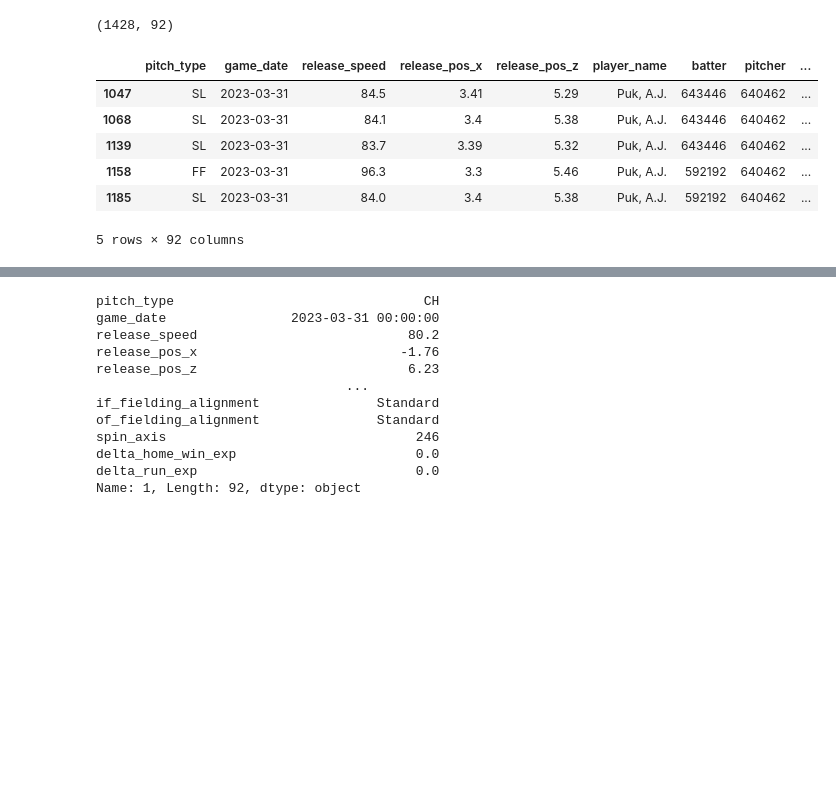
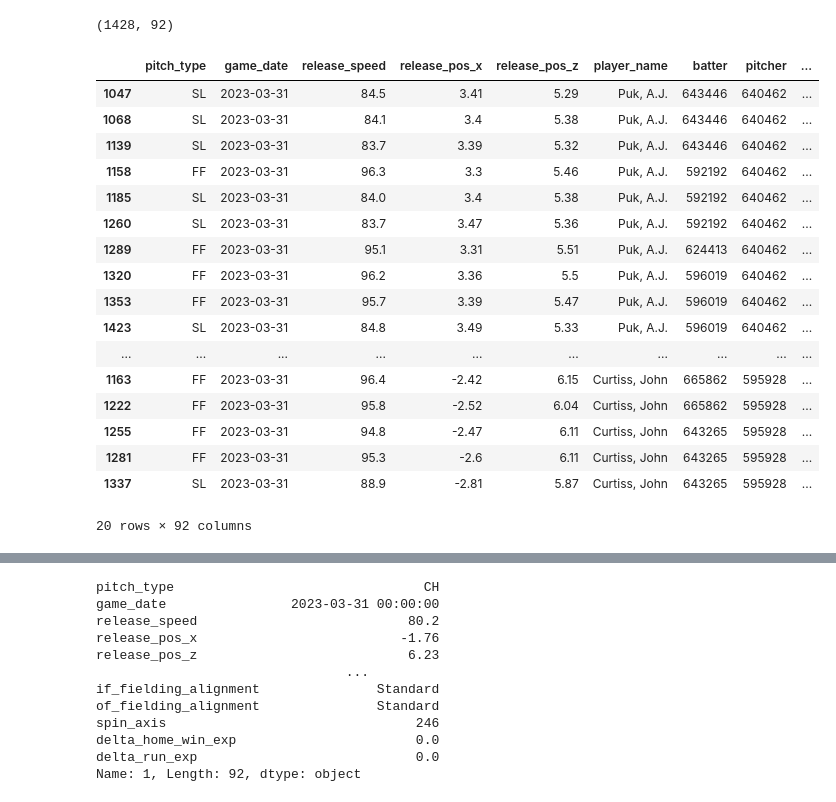
Before and after one commit to nicholson2208/three-true-outcomes, a Jupyter notebook: plotting.ipynb, the cells around one changed output, grey strips where cells are left out. Drawn from its saved outputs; the diff is of its cells as text; code cells hidden in the pictures; blank space fills up the shorter version.

```diff
--- a/plotting.ipynb
+++ b/plotting.ipynb
@@ -24,12 +25,23 @@ print(df.shape)
 This is a large query, it may take a moment to complete
 (1428, 92)
 # %%
-df.head()
+df.head(20)
 # %% [output]
 |  | pitch_type | game_date | release_speed | release_pos_x | release_pos_z | player_name | batter | pitcher | ... |
 | 1047 | SL | 2023-03-31 | 84.5 | 3.41 | 5.29 | Puk, A.J. | 643446 | 640462 | ... |
 | 1068 | SL | 2023-03-31 | 84.1 | 3.4 | 5.38 | Puk, A.J. | 643446 | 640462 | ... |
 | 1139 | SL | 2023-03-31 | 83.7 | 3.39 | 5.32 | Puk, A.J. | 643446 | 640462 | ... |
 | 1158 | FF | 2023-03-31 | 96.3 | 3.3 | 5.46 | Puk, A.J. | 592192 | 640462 | ... |
 | 1185 | SL | 2023-03-31 | 84.0 | 3.4 | 5.38 | Puk, A.J. | 592192 | 640462 | ... |
+| 1260 | SL | 2023-03-31 | 83.7 | 3.47 | 5.36 | Puk, A.J. | 592192 | 640462 | ... |
+| 1289 | FF | 2023-03-31 | 95.1 | 3.31 | 5.51 | Puk, A.J. | 624413 | 640462 | ... |
+| 1320 | FF | 2023-03-31 | 96.2 | 3.36 | 5.5 | Puk, A.J. | 596019 | 640462 | ... |
+| 1353 | FF | 2023-03-31 | 95.7 | 3.39 | 5.47 | Puk, A.J. | 596019 | 640462 | ... |
+| 1423 | SL | 2023-03-31 | 84.8 | 3.49 | 5.33 | Puk, A.J. | 596019 | 640462 | ... |
+| ... | ... | ... | ... | ... | ... | ... | ... | ... | ... |
+| 1163 | FF | 2023-03-31 | 96.4 | -2.42 | 6.15 | Curtiss, John | 665862 | 595928 | ... |
+| 1222 | FF | 2023-03-31 | 95.8 | -2.52 | 6.04 | Curtiss, John | 665862 | 595928 | ... |
+| 1255 | FF | 2023-03-31 | 94.8 | -2.47 | 6.11 | Curtiss, John | 643265 | 595928 | ... |
+| 1281 | FF | 2023-03-31 | 95.3 | -2.6 | 6.11 | Curtiss, John | 643265 | 595928 | ... |
+| 1337 | SL | 2023-03-31 | 88.9 | -2.81 | 5.87 | Curtiss, John | 643265 | 595928 | ... |
-5 rows × 92 columns
+20 rows × 92 columns
```
Also changed, not shown: parts of 14 cells of this notebook, 1 other file.
